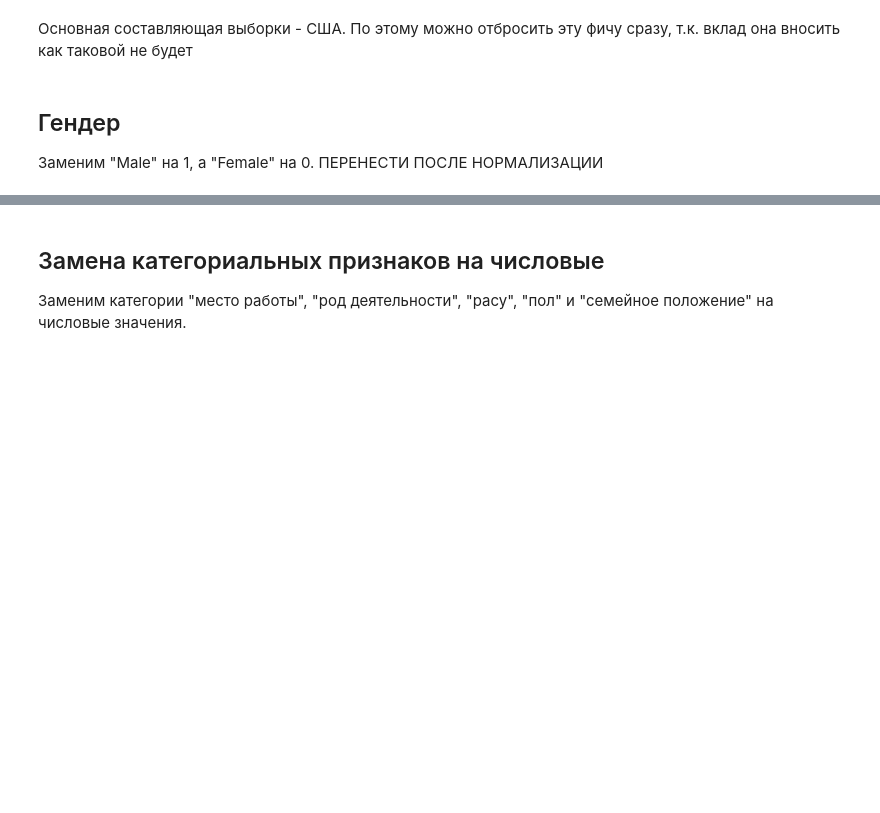
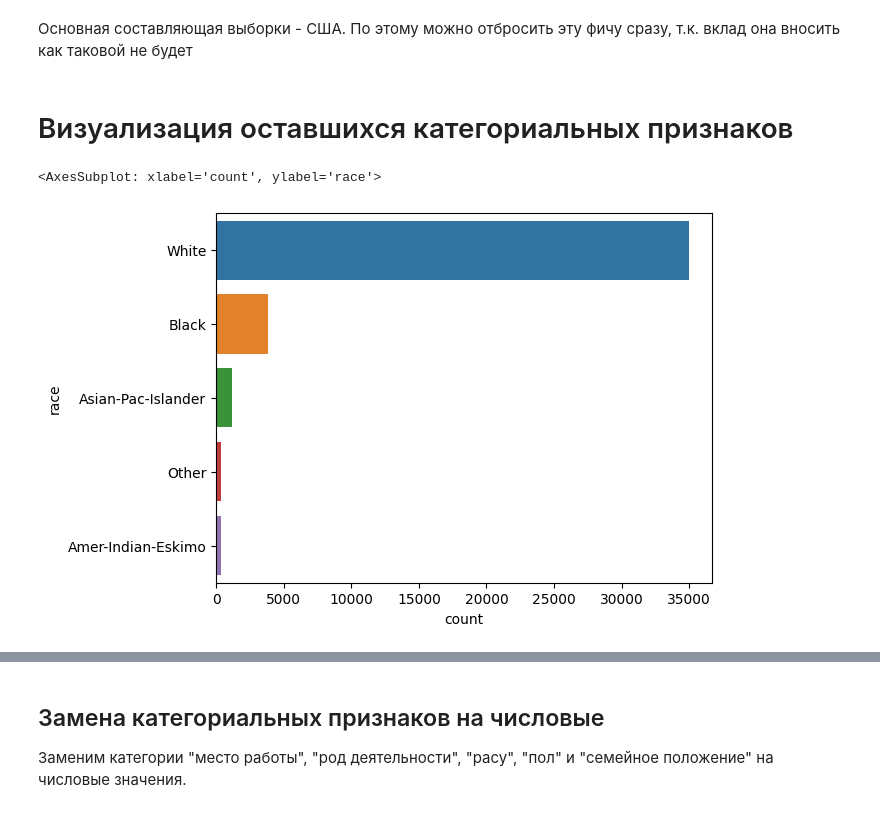
Before and after one commit to Leha009/ML__classification, a Jupyter notebook: lab1/lab1.ipynb, the cells around one changed output, grey strips where cells are left out. Drawn from its saved outputs; the diff is of its cells as text; code cells hidden in the pictures; blank space fills up the shorter version.

```diff
--- a/lab1/lab1.ipynb
+++ b/lab1/lab1.ipynb
@@ -241,6 +215,3 @@ sns.countplot(y=df["native-country"])
 Основная составляющая выборки - США. По этому можно отбросить эту фичу сразу, т.к. вклад она вносить как таковой не будет
 # %%
 df.drop(columns='native-country', axis=1, inplace=True)
-# %% [markdown]
-## Гендер
-Заменим "Male" на 1, а "Female" на 0. ПЕРЕНЕСТИ ПОСЛЕ НОРМАЛИЗАЦИИ
@@ -249,0 +218,7 @@ df.drop(columns='native-country', axis=1, inplace=True)
+# %% [markdown]
+# Визуализация оставшихся категориальных признаков
+# %%
+sns.countplot(y=df["race"])
+# %% [output]
+<AxesSubplot: xlabel='count', ylabel='race'>
+[figure, added]
```
Also changed, not shown: parts of 38 cells of this notebook, 1 other file.
